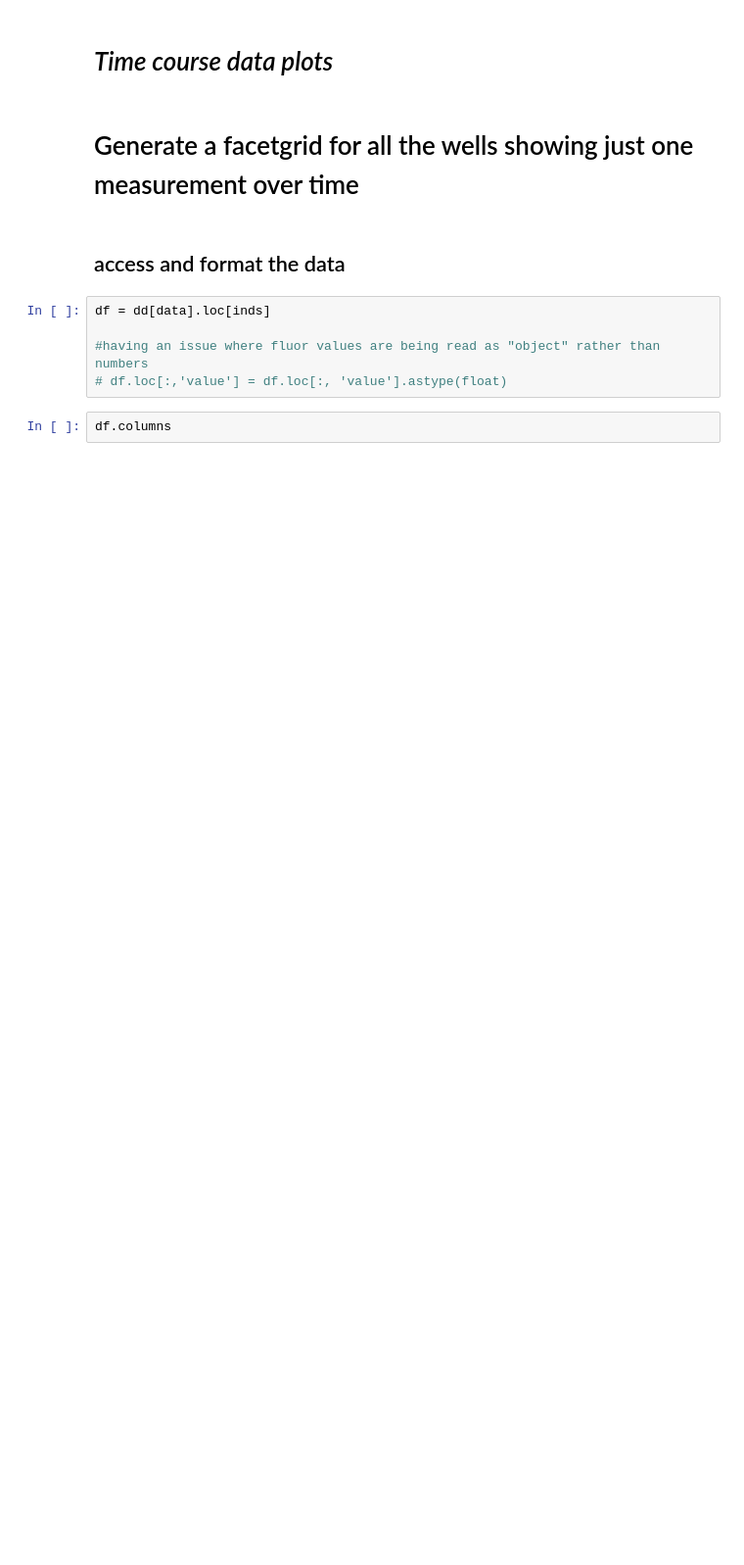
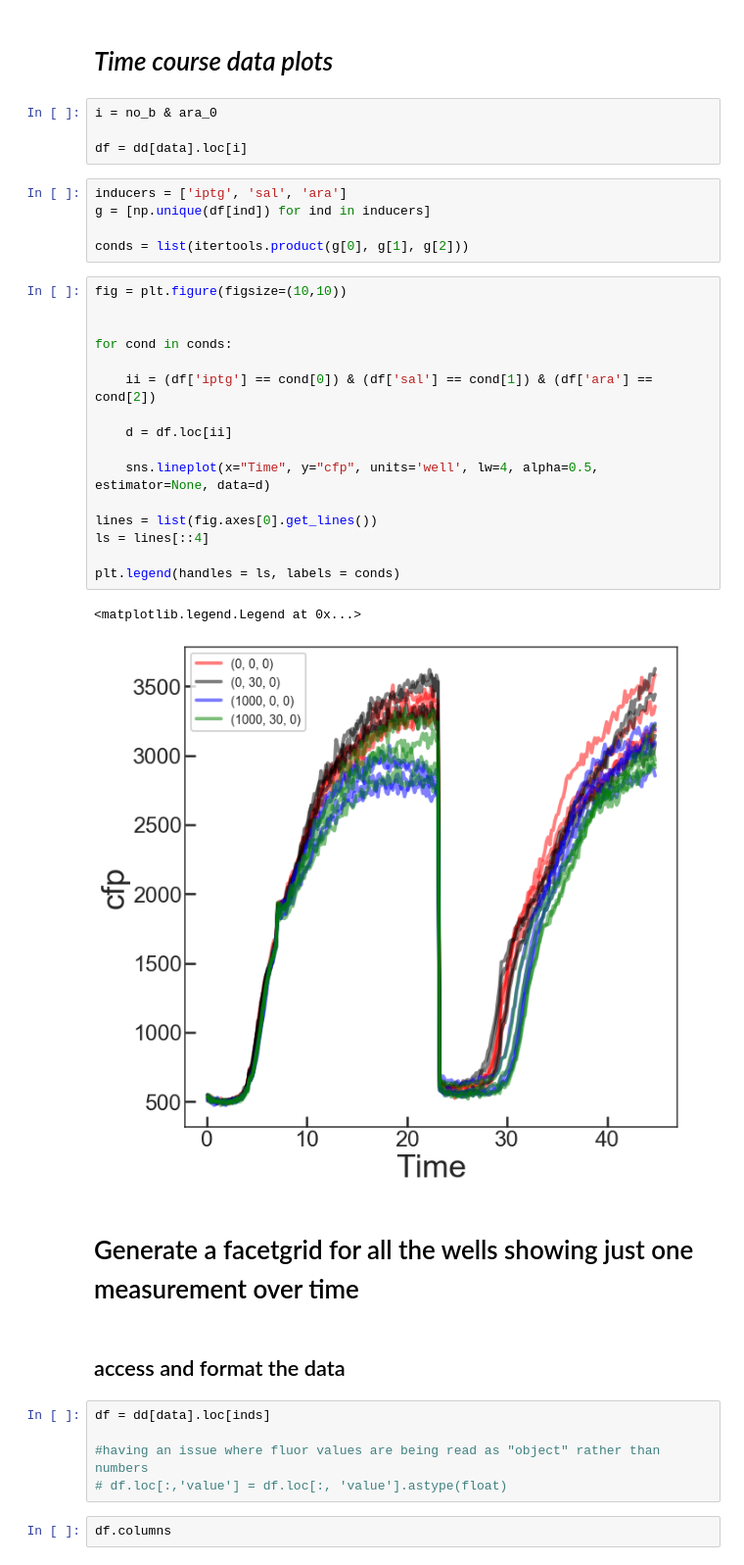
Before and after one commit to geezerbriefs/xpspython, a Jupyter notebook: biotek/plot A=B biotek data.ipynb, the cells around one changed output. Shown: that part at 98% size. Saved outputs shown, nothing was run; the diff lists cells and outputs as text; blank space fills up the shorter version.

```diff
--- a/biotek/plot A=B biotek data.ipynb
+++ b/biotek/plot A=B biotek data.ipynb
@@ -109,5 +121,33 @@ inds = (on | off) & mix
 # %% [markdown]
 # *Time course data plots*
+# %%
+i = no_b & ara_0
+
+df = dd[data].loc[i]
+# %%
+inducers = ['iptg', 'sal', 'ara']
+g = [np.unique(df[ind]) for ind in inducers]
+
+conds = list(itertools.product(g[0], g[1], g[2]))
+# %%
+fig = plt.figure(figsize=(10,10))
+
+
+for cond in conds:
+
+    ii = (df['iptg'] == cond[0]) & (df['sal'] == cond[1]) & (df['ara'] == cond[2])
+
+    d = df.loc[ii]
+
+    sns.lineplot(x="Time", y="cfp", units='well', lw=4, alpha=0.5, estimator=None, data=d)
+
+lines = list(fig.axes[0].get_lines())
+ls = lines[::4]
+
+plt.legend(handles = ls, labels = conds)
+# %% [output]
+<matplotlib.legend.Legend at 0x...>
+[figure, added]
 # %% [markdown]
 # Generate a facetgrid for all the wells showing just one measurement over time
 # %% [markdown]
```
Also changed, not shown: parts of 13 cells of this notebook.
